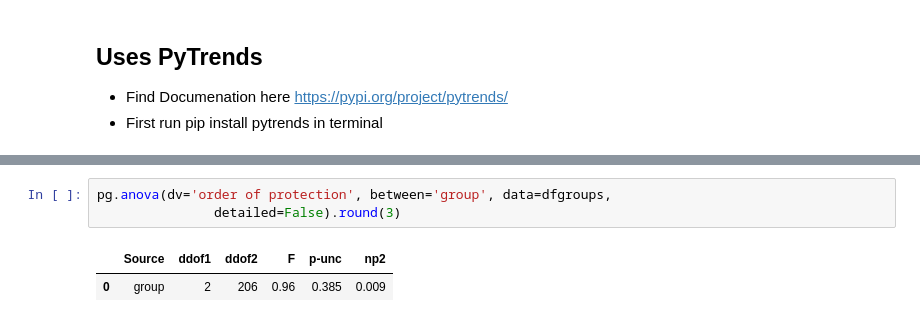
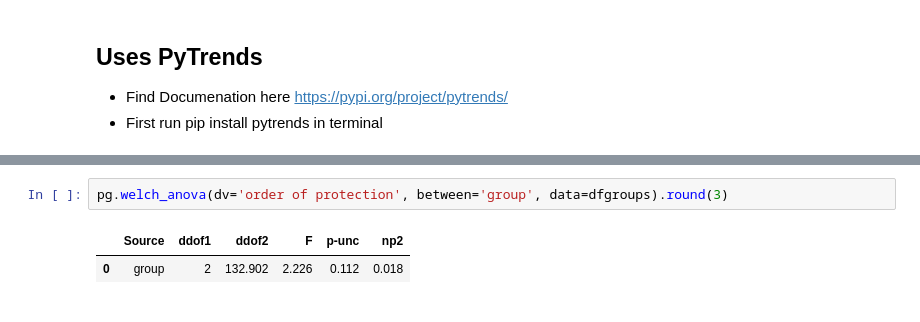
Before and after one commit to jlister19/impact-of-covid-on-crime, a Jupyter notebook: GoogleTrendsCSVTesting_withSeabornChart_JL.ipynb, the cells around one changed output, grey strips where cells are left out. Cells and saved outputs as stored; diff of their text form.

```diff
--- a/GoogleTrendsCSVTesting_withSeabornChart_JL.ipynb
+++ b/GoogleTrendsCSVTesting_withSeabornChart_JL.ipynb
@@ -137,6 +130,5 @@ pg.welch_anova(dv='domestic abuse help', between='group', data=dfgroups).round(3
 # %%
-pg.anova(dv='order of protection', between='group', data=dfgroups,
-               detailed=False).round(3)
+pg.welch_anova(dv='order of protection', between='group', data=dfgroups).round(3)
 # %% [output]
 |  | Source | ddof1 | ddof2 | F | p-unc | np2 |
-| 0 | group | 2 | 206 | 0.96 | 0.385 | 0.009 |
+| 0 | group | 2 | 132.902 | 2.226 | 0.112 | 0.018 |
```
Also changed, not shown: parts of 19 cells of this notebook, 2 other files.
